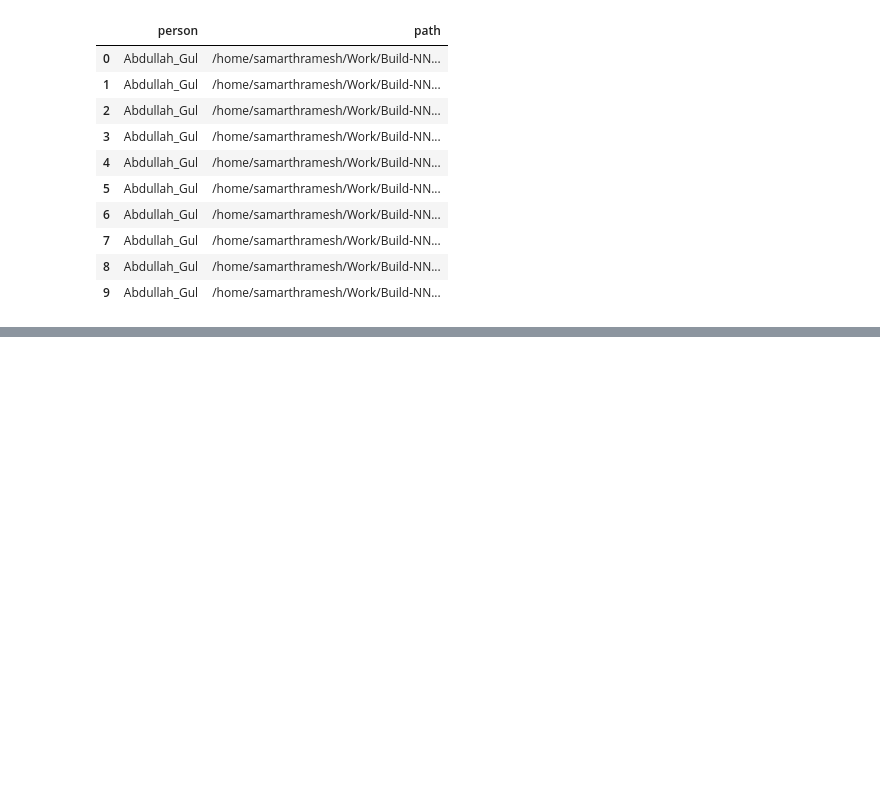
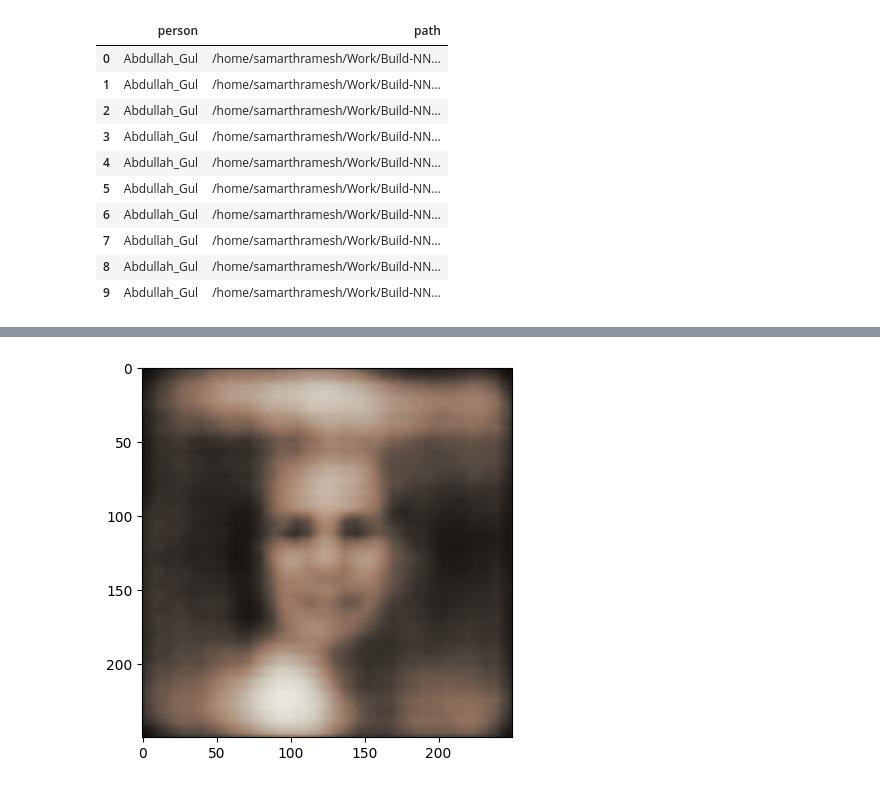
Before and after one commit to samarthramesh/Build-NNs, a Jupyter notebook: VAE.ipynb, the cells around one changed output, grey strips where cells are left out. Cells and saved outputs as stored; diff of their text form; code cells hidden in the pictures; blank space fills up the shorter version.

```diff
--- a/VAE.ipynb
+++ b/VAE.ipynb
@@ -10,2 +12,9 @@ import torch.nn.functional as F
 from torch.utils.data import Dataset, DataLoader
 from torchvision.io import read_image
+# %%
+# if available, use gpu for training
+use_gpu = True
+device = torch.device("cuda:0" if torch.cuda.is_available() and use_gpu else "cpu")
+print(f"Device: {device}")
+
+# %env CUDA_LAUNCH_BLOCKING=1
@@ -264,0 +199,24 @@ inputs = inputs/255
+# %%
+num_epochs = 5
+batch_size = 64
+opt = "adam"
+lr = 0.01
+latent_dim = 1000
+hidden_dims=[32, 32, 32, 64, 64, 64]
+kernel_sizes = [4,3,3,4,4,4]
+strides = [2,2,2,2,2,2]
+paddings = [1,1,1,1,1,1]
+# %%
+vae = VAE(3, 250, latent_dim, hidden_dims=hidden_dims, kernel_sizes=kernel_sizes, strides=strides, paddings=paddings)
+vae.apply(init_weights)
+vae.to(device)
+print(f"Number of parameters: {sum(p.numel() for p in vae.parameters())}")
+
+if opt == "sgd":
+    optimizer = optim.SGD(vae.parameters(), lr=lr, momentum=0.9)
+elif opt == "adam":
+    optimizer = optim.Adam(vae.parameters(), lr=lr)
+else:
+    raise ValueError("Value for opt parameter is not valid.")
+
+train_dataloader = DataLoader(FaceDataset(dataset), batch_size=batch_size, shuffle=True)
@@ -264,0 +250,5 @@ inputs = inputs/255
+# %%
+plt.imshow(torch.squeeze(vae.sample(1, device).detach().cpu()).permute(1, 2, 0))
+plt.show()
+# %% [output]
+[figure, added]
```
Also changed, not shown: parts of 20 cells of this notebook.
